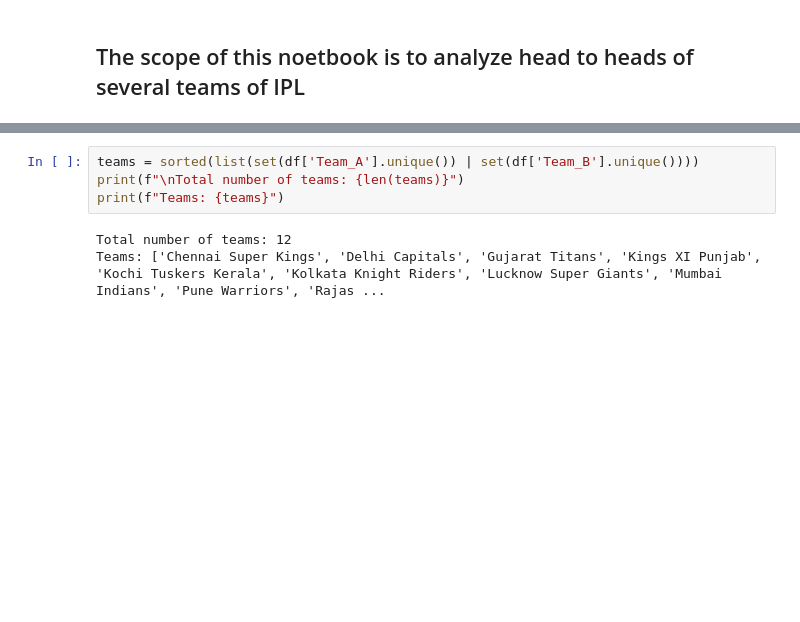
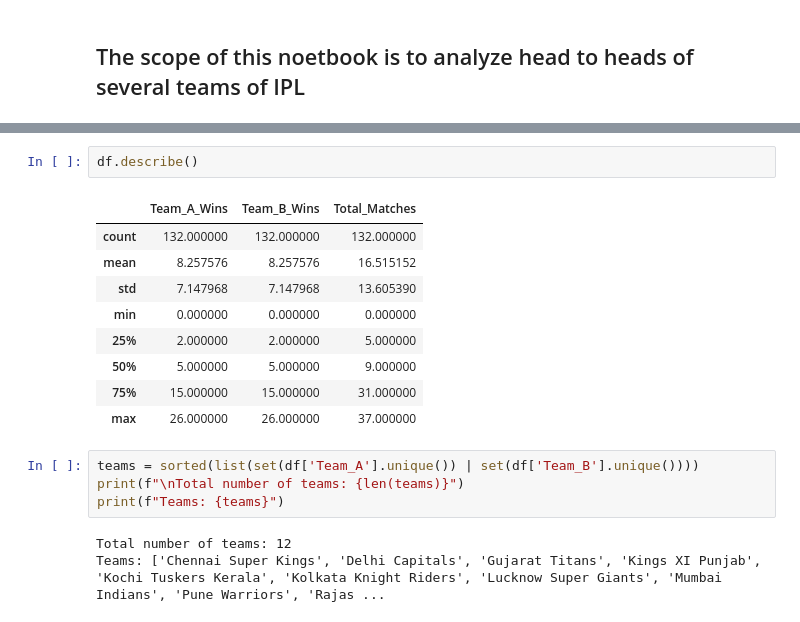
Before and after one commit to Rohit-Sharma-RS/DS_project, a Jupyter notebook: notebook/EDA_head2head.ipynb, the cells around one changed output, grey strips where cells are left out. Saved outputs shown, nothing was run; the diff lists cells and outputs as text; blank space fills up the shorter version.

```diff
--- a/notebook/notebook.ipynb
+++ b/notebook/EDA_head2head.ipynb
@@ -27,3 +70,15 @@ First few rows:
+# %%
+df.describe()
+# %% [output]
+|  | Team_A_Wins | Team_B_Wins | Total_Matches |
+| count | 132.000000 | 132.000000 | 132.000000 |
+| mean | 8.257576 | 8.257576 | 16.515152 |
+| std | 7.147968 | 7.147968 | 13.605390 |
+| min | 0.000000 | 0.000000 | 0.000000 |
+| 25% | 2.000000 | 2.000000 | 5.000000 |
+| 50% | 5.000000 | 5.000000 | 9.000000 |
+| 75% | 15.000000 | 15.000000 | 31.000000 |
+| max | 26.000000 | 26.000000 | 37.000000 |
 # %%
 teams = sorted(list(set(df['Team_A'].unique()) | set(df['Team_B'].unique())))
 print(f"\nTotal number of teams: {len(teams)}")
```
Also changed, not shown: parts of 7 cells of this notebook, 17 other files.
